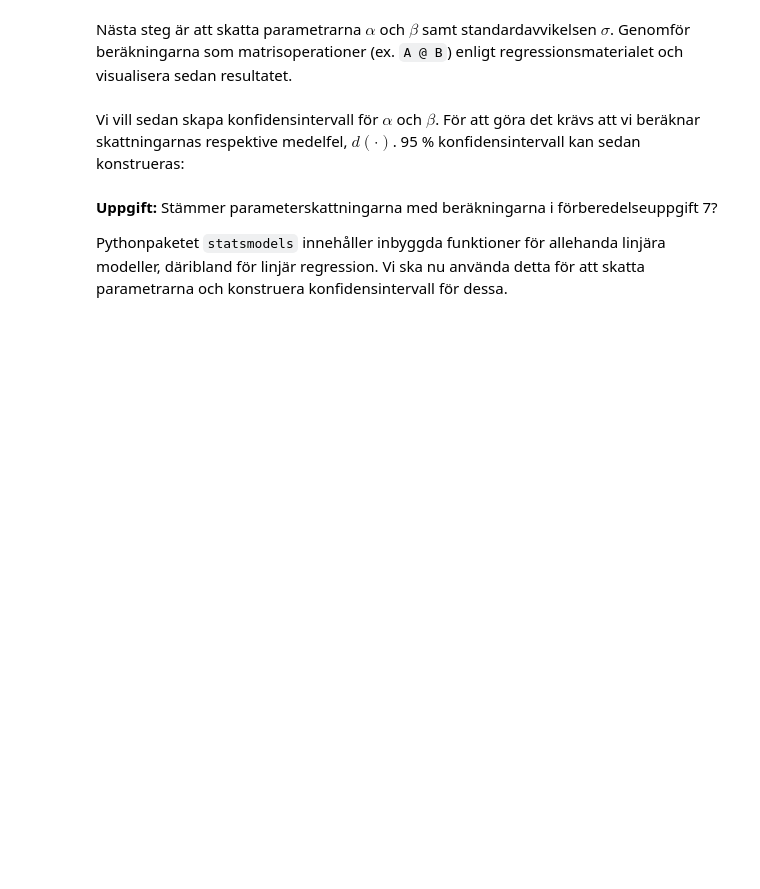
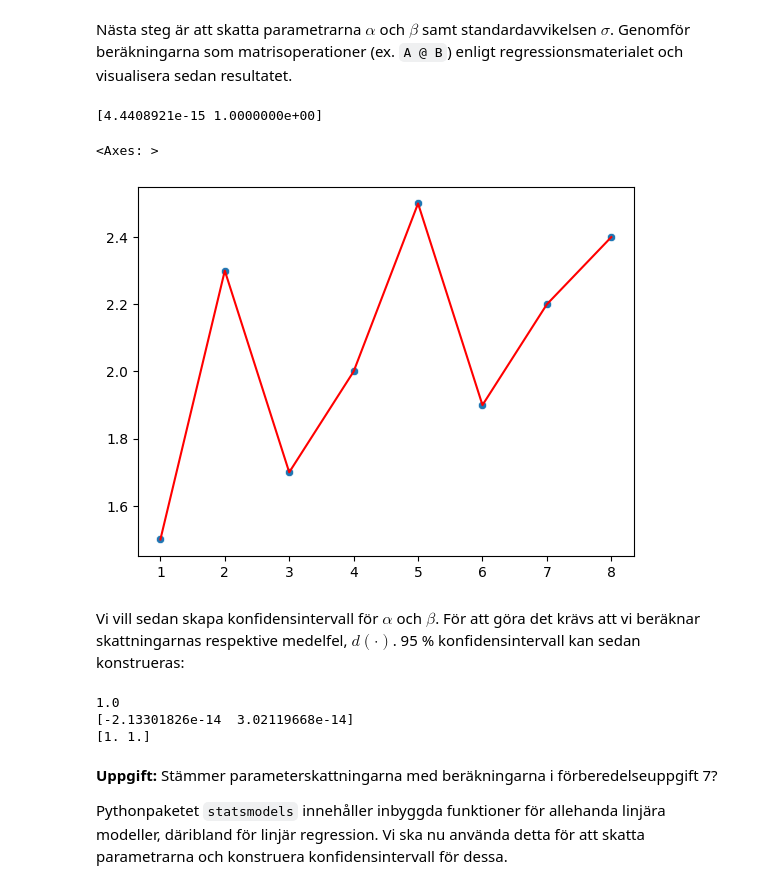
Before and after one commit to GITGUOD/FMSF20-Matematisk-statistik-allm-nkurs, a Jupyter notebook: Lab4/fmsf20_lab4_HT24.ipynb, the cells around one changed output. Cells and saved outputs as stored; diff of their text form; code cells hidden in the pictures; blank space fills up the shorter version.

```diff
--- a/Lab4/fmsf20_lab4_HT24.ipynb
+++ b/Lab4/fmsf20_lab4_HT24.ipynb
@@ -87,37 +87,45 @@ Vi vill börja med att själva implementera en skattare av parametrarna i regres
 y = np.array([1.5, 2.3, 1.7, 2.0, 2.5, 1.9, 2.2, 2.4 ])
 x = np.arange(8)+1
 n = np.shape(x)
-X = np.column_stack( (np.ones(n), ? ) )
+X = np.column_stack( (np.ones(n), y ) )
 # %% [markdown]
 Nästa steg är att skatta parametrarna $\alpha$ och $\beta$ samt standardavvikelsen $\sigma$. Genomför beräkningarna som matrisoperationer (ex. `A @ B`) enligt regressionsmaterialet och visualisera sedan resultatet.
 # %%
 invXTX = np.linalg.inv(X.T @ X)
-ab = invXTX @ (? @ ?)
+ab = invXTX @ (X.T @ y)
 
 e = y-(X @ ab) # skattade residualer
 f = n[0] - 2 # antal frihetsgrader - antal obs minus antal skattade parametrar.
 s = np.sqrt( e.T @ e /f) # skattad standardavvikelse
 
 print(ab) # skriv ut parametervärdena för alpha,beta
 
 plt.clf()
-sns.scatterplot(x=?,y=?,markers='x') # observationer (x,y)
+sns.scatterplot(x=x,y=y,markers='x') # observationer (x,y)
 sns.lineplot(x=x,y=(X @ ab),color='red') # den skattade linjen y = X * beta
+# %% [output]
+[4.4408921e-15 1.0000000e+00]
+<Axes: >
+[figure, added]
 # %% [markdown]
 Vi vill sedan skapa konfidensintervall för $\alpha$ och $\beta$. För att göra det krävs att vi beräknar skattningarnas respektive medelfel, $d(\cdot)$. 95 % konfidensintervall kan sedan konstrueras:
 # %%
-C = s**2*? # skattad kovariansmatris för parameterskattningarna
+C = s**2*invXTX # skattad kovariansmatris för parameterskattningarna
 d = np.sqrt(np.diag(C)) # medelfelen som vektor
 p = 0.05 # signifikansnivå
 tinv = stats.t.ppf(1-p/2,f) #t-kvantil
-Ia = ab[?] + np.array([-1,1])*tinv*d[?]
-Ib = ab[?] + np.array([-1,1])*tinv*d[?]
+Ia = ab[0] + np.array([-1,1])*tinv*d[0]
+Ib = ab[1] + np.array([-1,1])*tinv*d[1]
 
 R2 = 1 - (e.T @ e)/( (y.T @ y) - np.sum(y)**2/n[0] ) # förklaringsgrad
 print(R2)
 
 print(Ia)
 print(Ib)
+# %% [output]
+1.0
+[-2.13301826e-14  3.02119668e-14]
+[1. 1.]
 # %% [markdown]
 **Uppgift:** Stämmer parameterskattningarna med beräkningarna i förberedelseuppgift 7?
 
```
Also changed, not shown: parts of 12 cells of this notebook, 1 other file.
